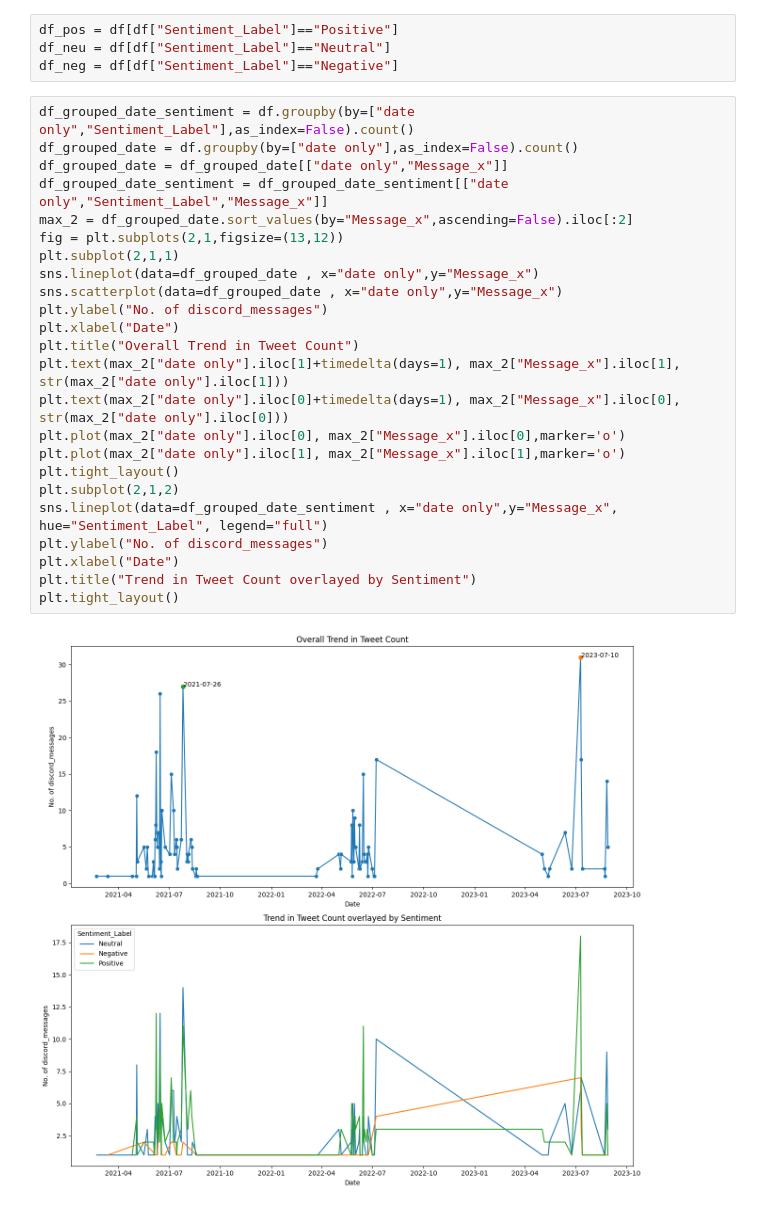
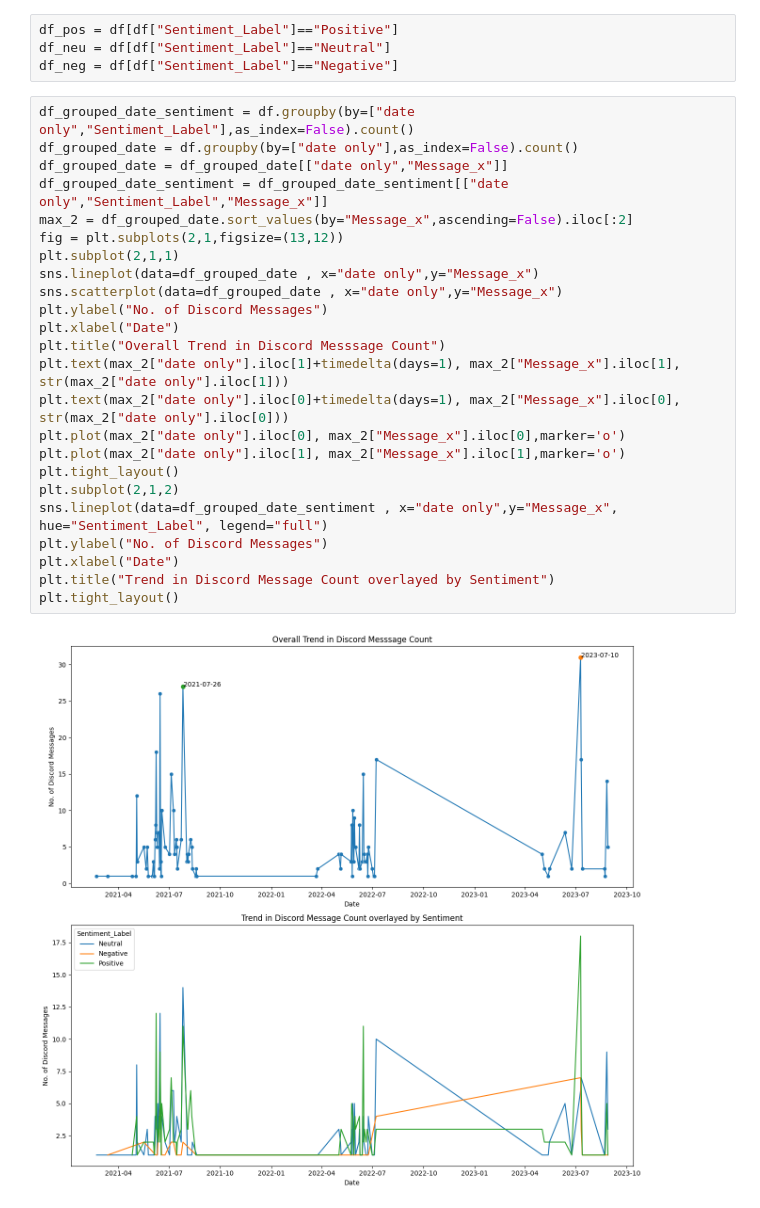
Before and after one commit to iot-lnu/Research-DiscordAnalysis, a Jupyter notebook: DiscordAnalysis_TeacherChannel_csv.ipynb, the cells around one changed output. Cells and saved outputs as stored; diff of their text form.

Commit message:
no message

```diff
--- a/DiscordAnalysis_TeacherChannel_csv.ipynb
+++ b/DiscordAnalysis_TeacherChannel_csv.ipynb
@@ -255,29 +277,29 @@ df_neg = df[df["Sentiment_Label"]=="Negative"]
 # %%
 df_grouped_date_sentiment = df.groupby(by=["date only","Sentiment_Label"],as_index=False).count()
 df_grouped_date = df.groupby(by=["date only"],as_index=False).count()
 df_grouped_date = df_grouped_date[["date only","Message_x"]]
 df_grouped_date_sentiment = df_grouped_date_sentiment[["date only","Sentiment_Label","Message_x"]]
 max_2 = df_grouped_date.sort_values(by="Message_x",ascending=False).iloc[:2]
 fig = plt.subplots(2,1,figsize=(13,12))
 plt.subplot(2,1,1)
 sns.lineplot(data=df_grouped_date , x="date only",y="Message_x")
 sns.scatterplot(data=df_grouped_date , x="date only",y="Message_x")
-plt.ylabel("No. of discord_messages")
+plt.ylabel("No. of Discord Messages")
 plt.xlabel("Date")
-plt.title("Overall Trend in Tweet Count")
+plt.title("Overall Trend in Discord Messsage Count")
 plt.text(max_2["date only"].iloc[1]+timedelta(days=1), max_2["Message_x"].iloc[1], str(max_2["date only"].iloc[1]))
 plt.text(max_2["date only"].iloc[0]+timedelta(days=1), max_2["Message_x"].iloc[0], str(max_2["date only"].iloc[0]))
 plt.plot(max_2["date only"].iloc[0], max_2["Message_x"].iloc[0],marker='o')
 plt.plot(max_2["date only"].iloc[1], max_2["Message_x"].iloc[1],marker='o')
 plt.tight_layout()
 plt.subplot(2,1,2)
 sns.lineplot(data=df_grouped_date_sentiment , x="date only",y="Message_x", hue="Sentiment_Label", legend="full")
-plt.ylabel("No. of discord_messages")
+plt.ylabel("No. of Discord Messages")
 plt.xlabel("Date")
-plt.title("Trend in Tweet Count overlayed by Sentiment")
+plt.title("Trend in Discord Message Count overlayed by Sentiment")
 plt.tight_layout()
 # %% [output]
-[figure, old version]
+[figure, new version]
 # %%
 time =df[["Timestamp", 'date only', "Sentiment_Label"]]
 time["hour of day"] = time["Timestamp"].dt.hour
```
Also changed, not shown: parts of 5 cells of this notebook.
